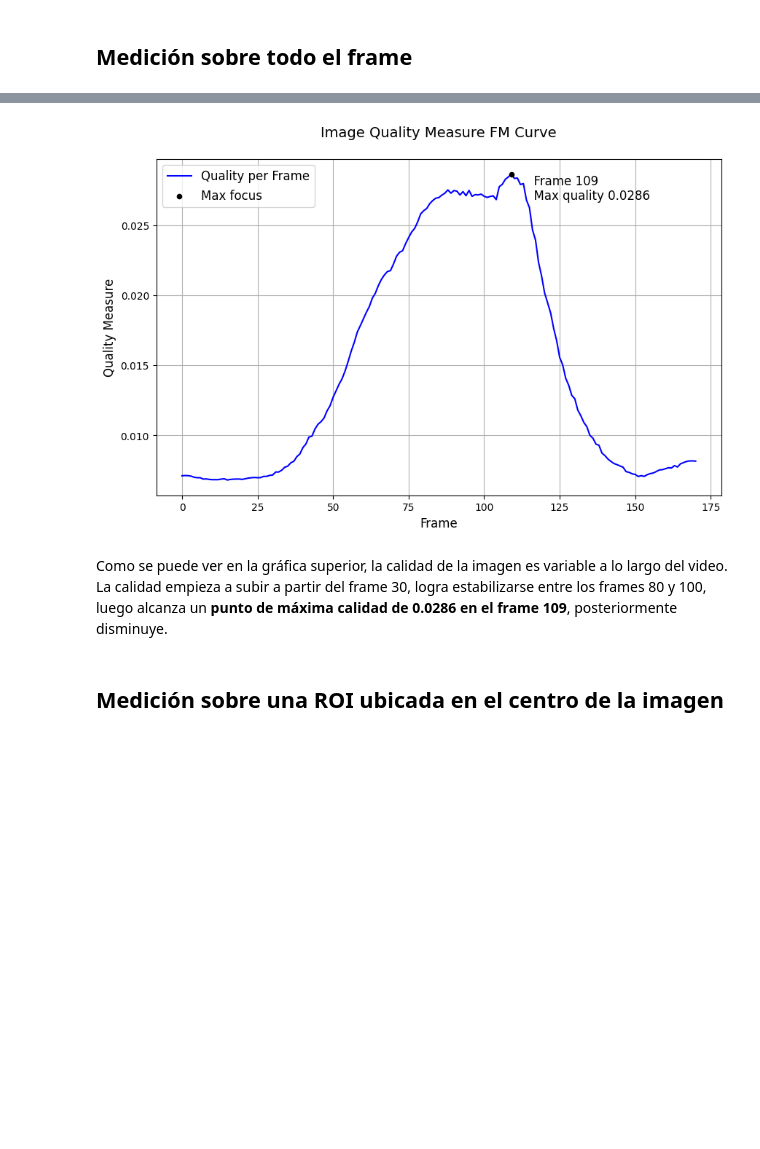
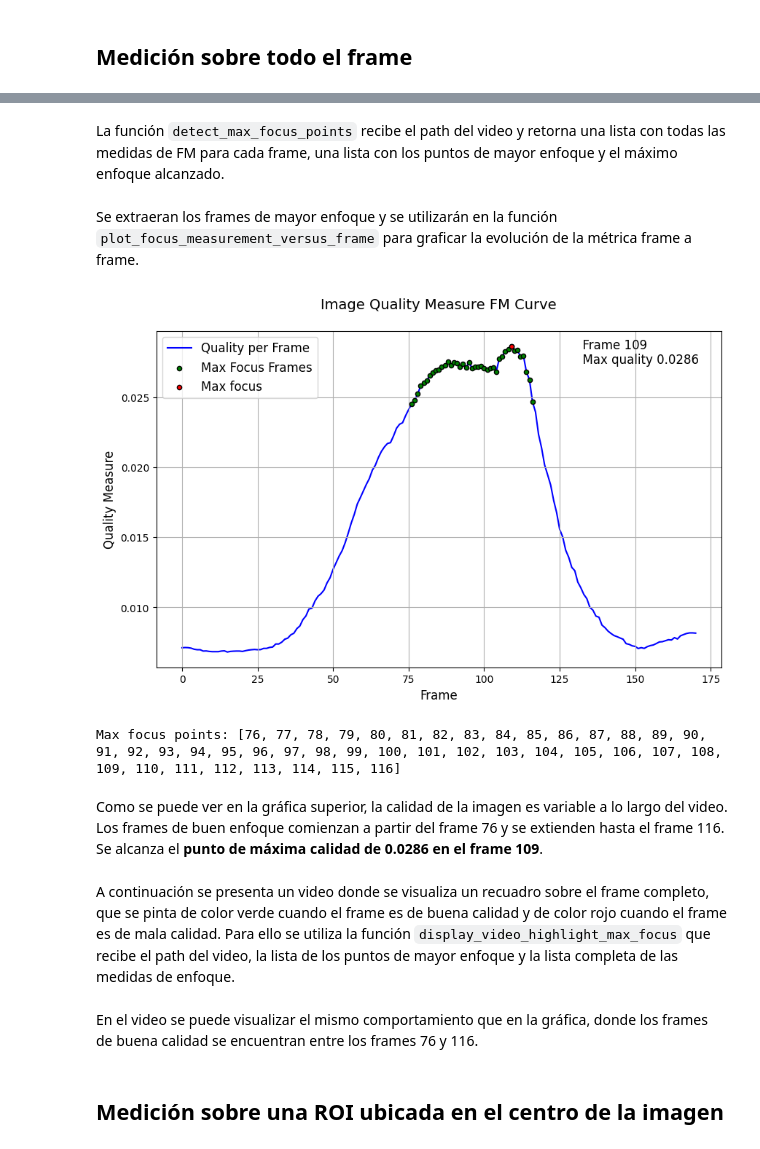
Before and after one commit to ChristianConchari/tp2_vpc1, a Jupyter notebook: solution_notebook.ipynb, the cells around one changed output, grey strips where cells are left out. Saved outputs shown, nothing was run; the diff lists cells and outputs as text; code cells hidden in the pictures; blank space fills up the shorter version.

```diff
--- a/solution_notebook.ipynb
+++ b/solution_notebook.ipynb
@@ -23,32 +19,19 @@ quality_measurements = calculate_video_quality(video_path)
-# %%
-# Find the max focus value and its index
-max_focus_index = quality_measurements.index(max(quality_measurements))
-max_focus_value = round(max(quality_measurements), 4)
-
-# Create a figure
-plt.figure(figsize=(10, 6))
-
-# Plot the quality measure curve
-plt.plot(quality_measurements, label='Quality per Frame', color='blue')
-
-# Highlight the max focus value
-plt.scatter(max_focus_index, max_focus_value, color='black', label='Max focus', zorder=5, edgecolors='black', s=20)
-plt.text(max_focus_index + 5, max_focus_value - 0.002, f'  Frame {max_focus_index}\n  Max quality {max_focus_value}', verticalalignment='bottom', fontsize=12)
-
-# Add labels, title, and legend with increased font size
-plt.xlabel('Frame', fontsize=12)
-plt.ylabel('Quality Measure', fontsize=12)
-plt.title('Image Quality Measure FM Curve\n', fontsize=14)
-
-# Add grid lines
-plt.grid(True)
-
-# Add legend
-plt.legend(fontsize=12)
-
-# Show the plot
-plt.show()
-# %% [output]
-[figure, removed]
+# %% [markdown]
+La función `detect_max_focus_points` recibe el path del video y retorna una lista con todas las medidas de FM para cada frame, una lista con los puntos de mayor enfoque y el máximo enfoque alcanzado.
+# %%
+quality_measurements_list, max_focus_points, max_focus_value = detect_max_focus_points(video_path)
+# %% [markdown]
+Se extraeran los frames de mayor enfoque y se utilizarán en la función `plot_focus_measurement_versus_frame` para graficar la evolución de la métrica frame a frame.
+# %%
+max_focus_frames = [value[0] for value in max_focus_points]
+plot_focus_measurement_versus_frame(quality_measurements_list, max_focus_frames, max_focus_value)
+# %% [output]
+[figure, added]
+# %%
+print('Max focus points:', max_focus_frames)
+# %% [output]
+Max focus points: [76, 77, 78, 79, 80, 81, 82, 83, 84, 85, 86, 87, 88, 89, 90, 91, 92, 93, 94, 95, 96, 97, 98, 99, 100, 101, 102, 103, 104, 105, 106, 107, 108, 109, 110, 111, 112, 113, 114, 115, 116]
 # %% [markdown]
-Como se puede ver en la gráfica superior, la calidad de la imagen es variable a lo largo del video. La calidad empieza a subir a partir del frame 30, logra estabilizarse entre los frames 80 y 100, luego alcanza un **punto de máxima calidad de 0.0286 en el frame 109**, posteriormente disminuye.
+Como se puede ver en la gráfica superior, la calidad de la imagen es variable a lo largo del video. Los frames de buen enfoque comienzan a partir del frame 76 y se extienden hasta el frame 116. Se alcanza el **punto de máxima calidad de 0.0286 en el frame 109**.
+# %% [markdown]
+A continuación se presenta un video donde se visualiza un recuadro sobre el frame completo, que se pinta de color verde cuando el frame es de buena calidad y de color rojo cuando el frame es de mala calidad. Para ello se utiliza la función `display_video_highlight_max_focus` que recibe el path del video, la lista de los puntos de mayor enfoque y la lista completa de las medidas de enfoque.
@@ -55,3 +44,5 @@ Como se puede ver en la gráfica superior, la calidad de la imagen es variable a
+# %% [markdown]
+En el video se puede visualizar el mismo comportamiento que en la gráfica, donde los frames de buena calidad se encuentran entre los frames 76 y 116.
 # %% [markdown]
 ## Medición sobre una ROI ubicada en el centro de la imagen
 # %% [markdown]
```
Also changed, not shown: parts of 47 cells of this notebook.
